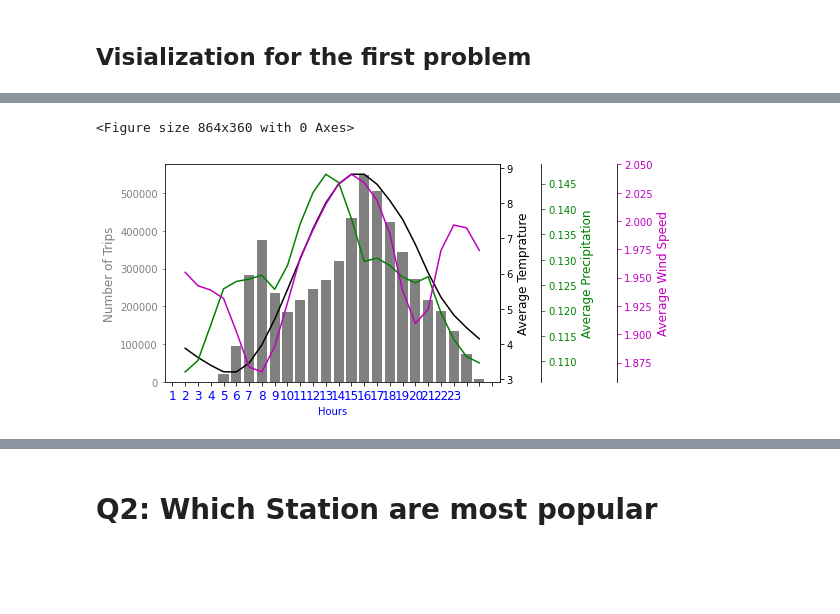
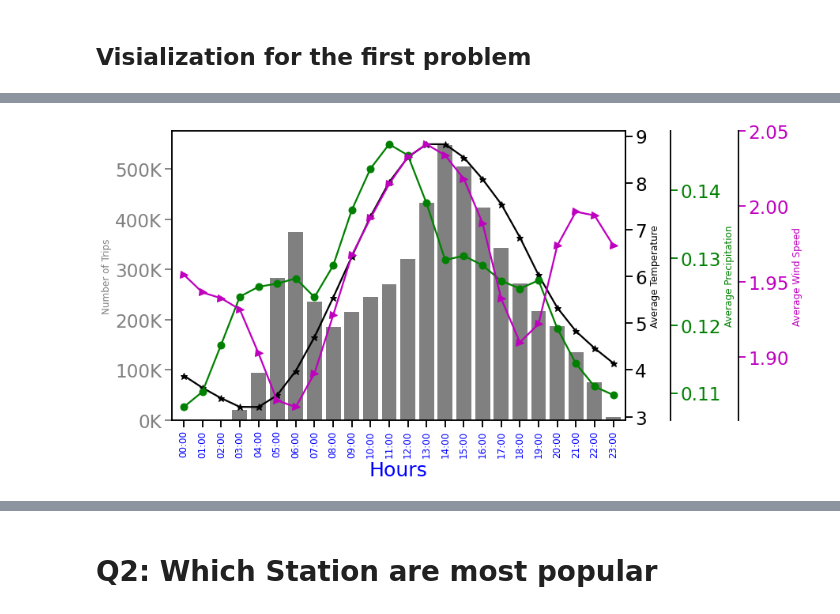
Before and after one commit to Abay32/Oslo-sykkel-analyse, a Jupyter notebook: sykkle_utforskende_analyse.ipynb, the cells around one changed output, grey strips where cells are left out. Saved outputs shown, nothing was run; the diff lists cells and outputs as text; code cells hidden in the pictures; blank space fills up the shorter version.

Commit message:
Add files via upload
Data sets are uploded

```diff
--- a/sykkle_utforskende_analyse.ipynb
+++ b/sykkle_utforskende_analyse.ipynb
@@ -196,0 +364,20 @@ for i in range(3):
+# %%
+sns.set_context('talk', font_scale=1.4)
+f, ax = plt.subplots(figsize=(17.5, 7))
+axt = ax.twinx()
+ax.bar(x_name, df_ym.tot_duration, color='grey', width=0.9)
+ax.set_xticklabels(x_name, rotation = 30, size = 12, color='b')
+ax.tick_params(axis='y', colors='grey')
+ax.set_xlabel('Måneder', color='b')
+ax.yaxis.set_major_formatter(millions)
+ax.margins(x=0.01)
+ax.set_ylabel('Gjennomsnitt nummeret av turer', color='grey')
+
+axt.plot(x_name, w_df_ymWS.avg_windspeed, '->m')
+axt.set_xticklabels(x_name, rotation = 30, size = 20, color='b')
+axt.tick_params(axis='y', colors='m')
+axt.set_xticklabels(df_ym.year_month, size = 12, color='m')
+axt.set_ylabel('Gjennomsnit vindfart', color='m')
+#axt.locator_params(axis='x', nbins=10)
+plt.tight_layout()
+plt.savefig('/home/abay/Desktop/DataScienceTutor/sykk/images/avg_no_trips_vs_windspeed_per_year_month.eps')
@@ -197,43 +386,46 @@ for i in range(3):
 # %%
-plt.figure(figsize=(12, 5))
-f, ax = plt.subplots()
+sns.set_context('talk', font_scale=1.4)
+f, ax = plt.subplots(figsize=(14, 7))
 axt = ax.twinx()
 axt1, axt2 = ax.twinx(), ax.twinx()
 
-axt1.spines["right"].set_position(("axes", 1.125))
-axt2.spines["right"].set_position(("axes", 1.35))
+axt1.spines["right"].set_position(("axes", 1.1))
+axt2.spines["right"].set_position(("axes", 1.25))
+x_tick = ['00:00','01:00', '02:00', '03:00', '04:00', '05:00', '06:00', '07:00', '08:00', '09:00', '10:00', '11:00',
+    '12:00', '13:00','14:00', '15:00', '16:00', '17:00', '18:00', '19:00','20:00', '21:00', '22:00', '23:00']
 
-ax.bar(df_hour.hour, df_hour.tot_trip, color='grey')
+ax.bar(x_tick, df_hour.tot_trip, color='grey')
 ax.tick_params(axis='y', colors='grey')
 ax.set_xlabel('Hours', color='b')
-ax.set_xticklabels(df_hour.hour, size = 12, color='b')
+ax.yaxis.set_major_formatter(millions)
 ax.set_ylabel('Number of Trips', color='grey', size=12)
-ax.locator_params(axis='x', nbins=48)
+ax.set_xticklabels(x_name, rotation = 90, size = 12, color='b')
+#ax.locator_params(axis='x', nbins=48)
 
-axt.plot(w_df_hourT.hour, w_df_hourT.avg_temp, 'k')
+axt.plot(x_tick, w_df_hourT.avg_temp, '-*k')
 axt.tick_params(axis='y', colors='k')
 axt.set_xticklabels(df_hour.hour, size = 12, color='k')
-axt.set_ylabel('Average Temprature', color='k', size=12)
+axt.set_ylabel('Average Temperature', color='k', size=12)
 
 
-axt1.plot(w_df_hourP.hour, w_df_hourP.avg_precip, 'g')
+axt1.plot(x_tick, w_df_hourP.avg_precip, '-og')
 axt1.tick_params(axis='y', colors='g')
-axt1.set_xticklabels(df_hour.hour, size = 12, color='g')
 axt1.set_ylabel('Average Precipitation', color='g', size = 12)
 
 
-axt2.plot(w_df_hourWS.hour, w_df_hourWS.avg_windspeed, 'm')
+axt2.plot(x_tick, w_df_hourWS.avg_windspeed, '->m')
 axt2.tick_params(axis='y', colors='m')
-axt2.set_xticklabels(df_hour.hour, size = 12, color='m')
 axt2.set_ylabel('Average Wind Speed', color='m', size=12)
+ax.margins(x=0.01)
 
 
 for ax in [axt, axt1, axt2]:
     ax.set_frame_on(True)
     ax.patch.set_visible(False)
 
     plt.setp(ax.spines.values(), visible=False)
     ax.spines["right"].set_visible(True)
+plt.tight_layout()
+plt.savefig('/home/abay/Desktop/DataScienceTutor/sykk/images/weather_vs_notrips_per_hour.eps')
 # %% [output]
-<Figure size 864x360 with 0 Axes>
-[figure, old version]
+[figure, new version]
```
Also changed, not shown: parts of 49 cells of this notebook, 2 other files.
